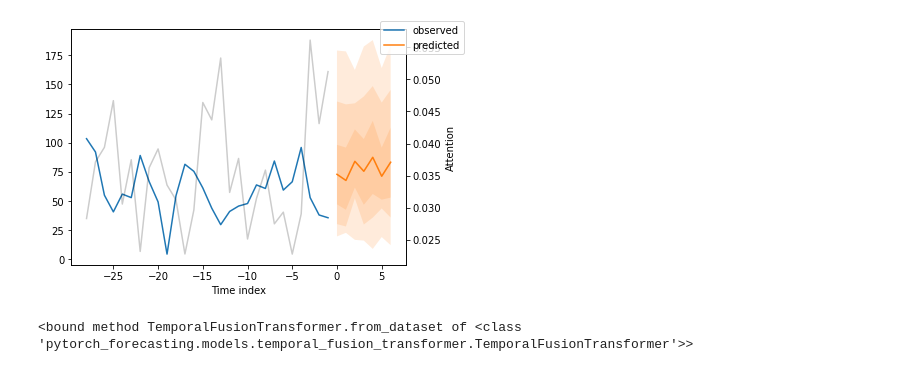
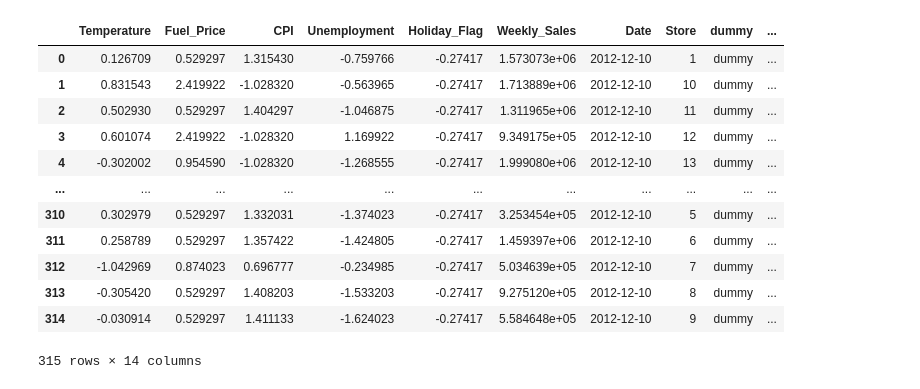
Before and after one commit to semi-zero/conf_forecast, a Jupyter notebook: tft_practice.ipynb, the cells around one changed output. Drawn from its saved outputs; the diff is of its cells as text; code cells hidden in the pictures.

```diff
--- a/tft_practice.ipynb
+++ b/tft_practice.ipynb
@@ -308,5 +282,5 @@ best_model_path = trainer.checkpoint_callback.best_model_path
 best_tft = TemporalFusionTransformer.load_from_checkpoint(best_model_path)
 # %%
 # raw predictions are a dictionary from which all kind of information including quantiles can be extracted
-raw_predictions, x = best_tft.predict(val_dataloader, mode="raw", return_x=True)
+#raw_predictions, x = best_tft.predict(val_dataloader, mode="raw", return_x=True)
 # %%
@@ -330,3 +313,33 @@ check.to_csv('check.csv', index=False)
+# %%
+# select last 24 months from data (max_encoder_length is 24)
+encoder_data = df[lambda x: x.time_idx > x.time_idx.max() - max_encoder_length]
+
+# select last known data point and create decoder data from it by repeating it and incrementing the month
+# in a real world dataset, we should not just forward fill the covariates but specify them to account
+# for changes in special days and prices (which you absolutely should do but we are too lazy here)
+last_data = df[lambda x: x.time_idx == x.time_idx.max()]
+
+
+decoder_data = pd.concat(
+    [last_data.assign(date_var = lambda x: x[date_var] + timedelta(days=i),
+                      time_idx = lambda x: x.time_idx + i)
+                    for i in range(1, max_prediction_length + 1)], ignore_index=True, )
+# %%
+decoder_data
+# %% [output]
+|  | Temperature | Fuel_Price | CPI | Unemployment | Holiday_Flag | Weekly_Sales | Date | Store | dummy | ... |
+| 0 | 0.126709 | 0.529297 | 1.315430 | -0.759766 | -0.27417 | 1.573073e+06 | 2012-12-10 | 1 | dummy | ... |
+| 1 | 0.831543 | 2.419922 | -1.028320 | -0.563965 | -0.27417 | 1.713889e+06 | 2012-12-10 | 10 | dummy | ... |
+| 2 | 0.502930 | 0.529297 | 1.404297 | -1.046875 | -0.27417 | 1.311965e+06 | 2012-12-10 | 11 | dummy | ... |
+| 3 | 0.601074 | 2.419922 | -1.028320 | 1.169922 | -0.27417 | 9.349175e+05 | 2012-12-10 | 12 | dummy | ... |
+| 4 | -0.302002 | 0.954590 | -1.028320 | -1.268555 | -0.27417 | 1.999080e+06 | 2012-12-10 | 13 | dummy | ... |
+| ... | ... | ... | ... | ... | ... | ... | ... | ... | ... | ... |
+| 310 | 0.302979 | 0.529297 | 1.332031 | -1.374023 | -0.27417 | 3.253454e+05 | 2012-12-10 | 5 | dummy | ... |
+| 311 | 0.258789 | 0.529297 | 1.357422 | -1.424805 | -0.27417 | 1.459397e+06 | 2012-12-10 | 6 | dummy | ... |
+| 312 | -1.042969 | 0.874023 | 0.696777 | -0.234985 | -0.27417 | 5.034639e+05 | 2012-12-10 | 7 | dummy | ... |
+| 313 | -0.305420 | 0.529297 | 1.408203 | -1.533203 | -0.27417 | 9.275120e+05 | 2012-12-10 | 8 | dummy | ... |
+| 314 | -0.030914 | 0.529297 | 1.411133 | -1.624023 | -0.27417 | 5.584648e+05 | 2012-12-10 | 9 | dummy | ... |
+315 rows × 14 columns
 # %%
 # select last 24 months from data (max_encoder_length is 24)
 encoder_data = df[lambda x: x.time_idx > x.time_idx.max() - max_encoder_length]
@@ -353,9 +388,3 @@ new_raw_predictions, new_x = best_tft.predict(new_prediction_data, mode="raw", r
 # %%
-for idx in range(1):  # plot 10 examples
-    best_tft.plot_prediction(new_x, new_raw_predictions, idx=idx, show_future_observed=False);
+predictions = best_tft.predict(new_prediction_data, mode="prediction", return_x=False)
+predictions = pd.DataFrame(predictions.reshape(-1,1).numpy(), columns=['pred'])
-# %% [output]
-[figure, removed]
-# %%
-best_tft.from_dataset
-# %% [output]
-<bound method TemporalFusionTransformer.from_dataset of <class 'pytorch_forecasting.models.temporal_fusion_transformer.TemporalFusionTransformer'>>
```
Also changed, not shown: parts of 26 cells of this notebook, 29 other files.
